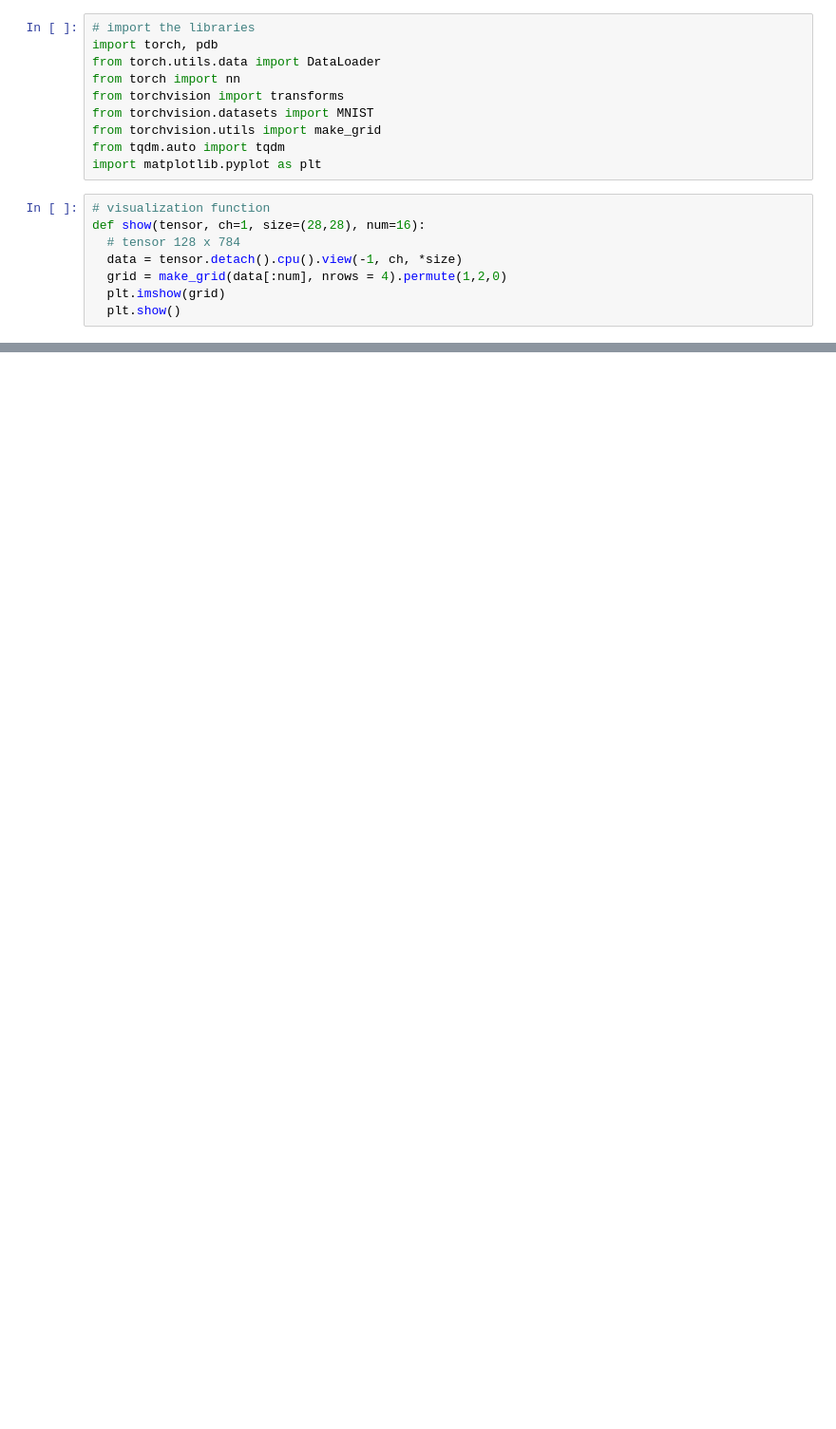
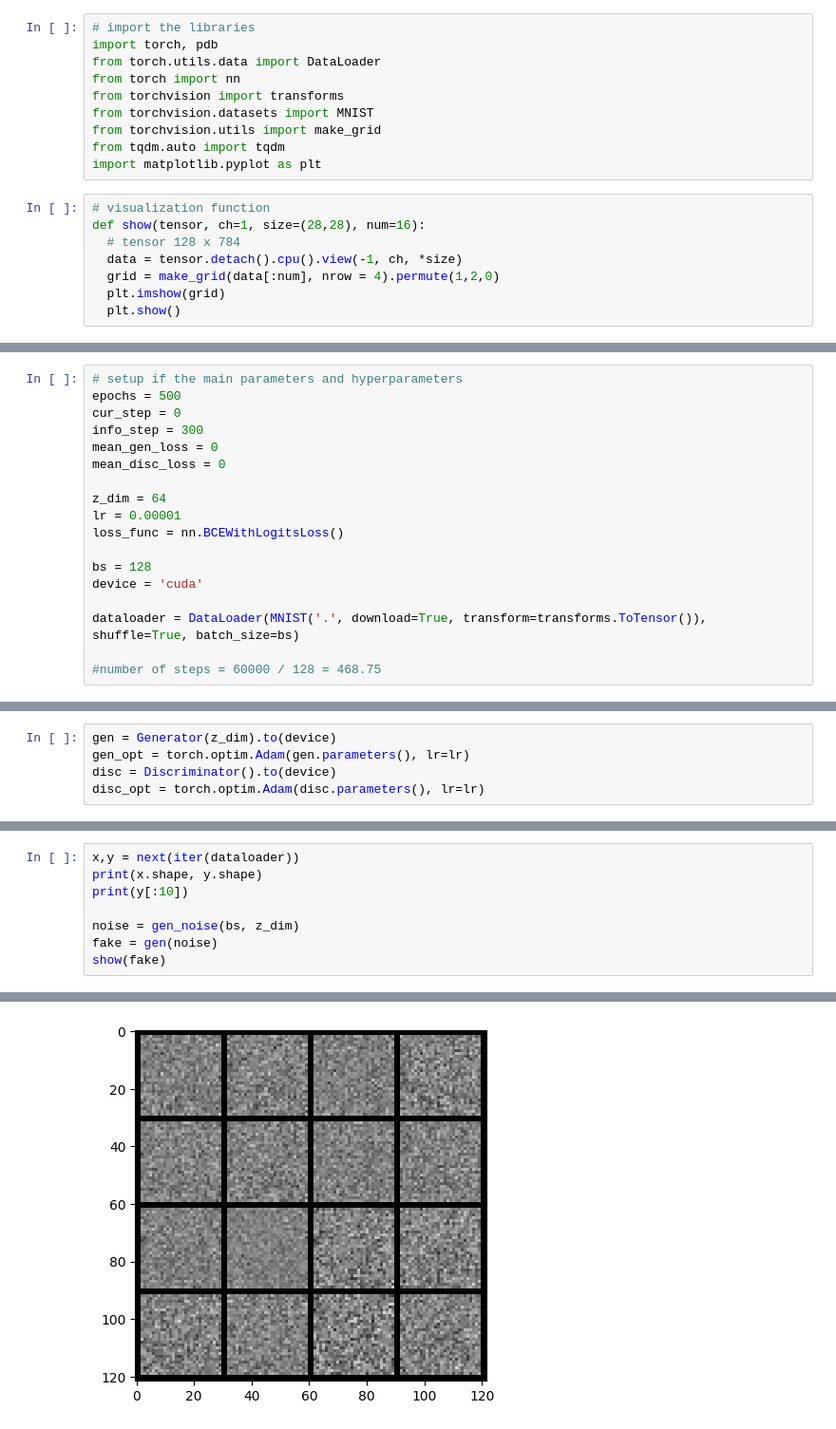
Before and after one commit to rswijesena/AI, a Jupyter notebook: Basic_Image_Gen.ipynb, the cells around one changed output, grey strips where cells are left out. Shown at 95% size. Cells and saved outputs as stored; diff of their text form; blank space fills up the shorter version.

```diff
--- a/Basic_Image_Gen.ipynb
+++ b/Basic_Image_Gen.ipynb
@@ -15,6 +15,6 @@ import matplotlib.pyplot as plt
 def show(tensor, ch=1, size=(28,28), num=16):
   # tensor 128 x 784
   data = tensor.detach().cpu().view(-1, ch, *size)
-  grid = make_grid(data[:num], nrows = 4).permute(1,2,0)
+  grid = make_grid(data[:num], nrow = 4).permute(1,2,0)
   plt.imshow(grid)
   plt.show()
@@ -23,0 +21,18 @@ epochs = 300
+# %%
+# setup if the main parameters and hyperparameters
+epochs = 500
+cur_step = 0
+info_step = 300
+mean_gen_loss = 0
+mean_disc_loss = 0
+
+z_dim = 64
+lr = 0.00001
+loss_func = nn.BCEWithLogitsLoss()
+
+bs = 128
+device = 'cuda'
+
+dataloader = DataLoader(MNIST('.', download=True, transform=transforms.ToTensor()), shuffle=True, batch_size=bs)
+
+#number of steps = 60000 / 128 = 468.75
@@ -23,0 +118,5 @@ epochs = 300
+# %%
+gen = Generator(z_dim).to(device)
+gen_opt = torch.optim.Adam(gen.parameters(), lr=lr)
+disc = Discriminator().to(device)
+disc_opt = torch.optim.Adam(disc.parameters(), lr=lr)
@@ -23,0 +143,9 @@ epochs = 300
+# %%
+x,y = next(iter(dataloader))
+print(x.shape, y.shape)
+print(y[:10])
+
+noise = gen_noise(bs, z_dim)
+fake = gen(noise)
+show(fake)
+# %% [output]
@@ -23,0 +154 @@ epochs = 300
+[figure, added]
```
Also changed, not shown: parts of 7 cells of this notebook.
